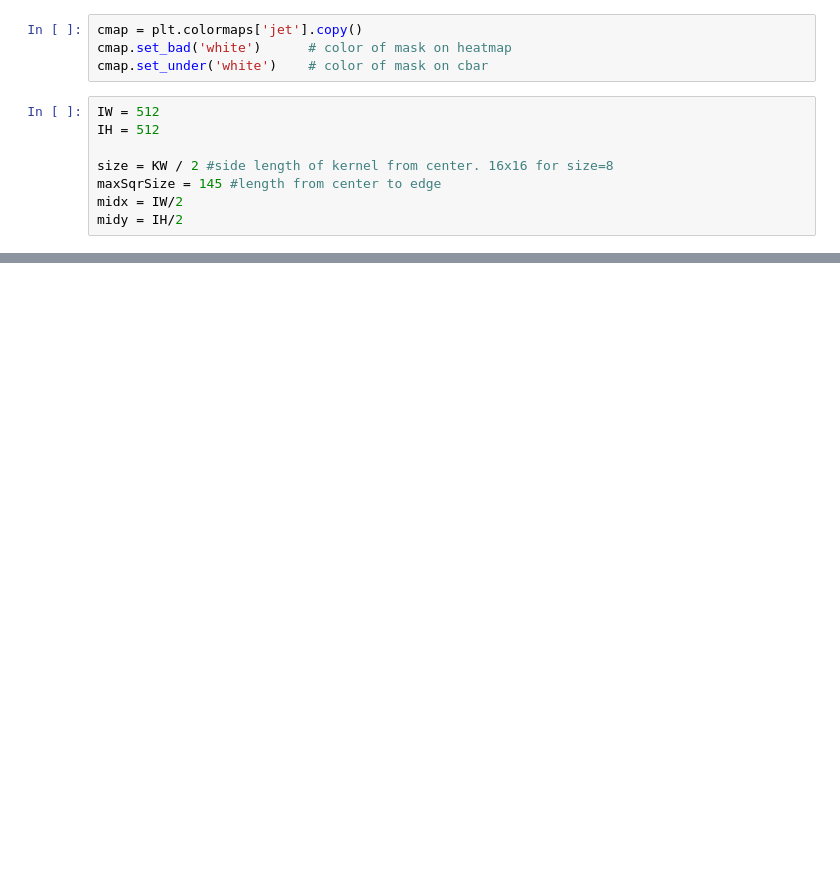
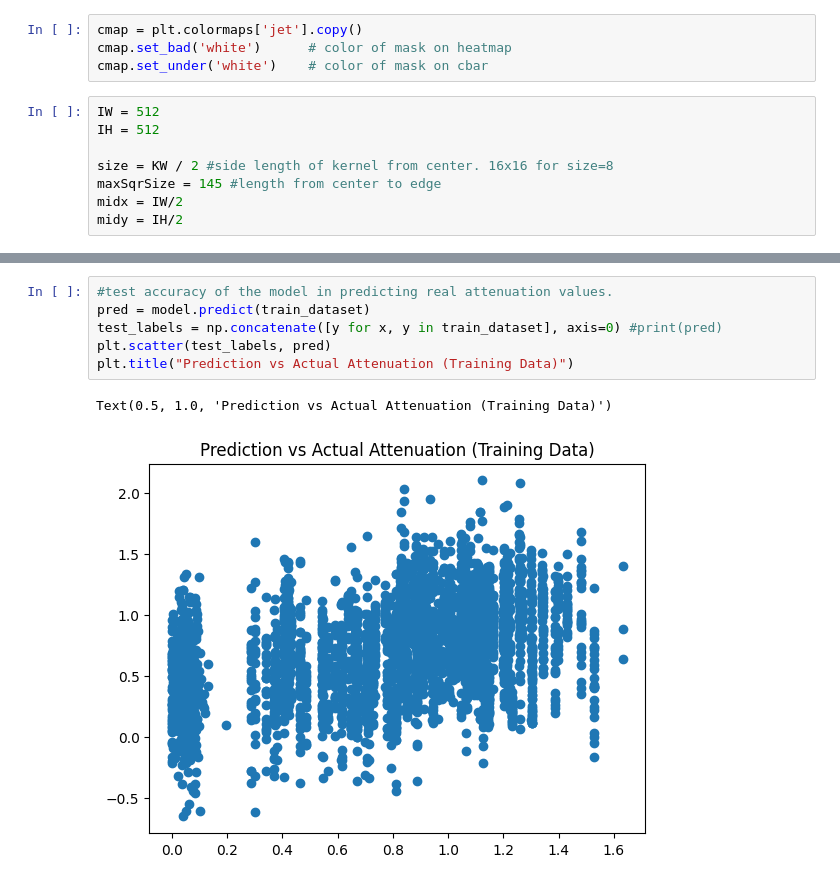
Before and after one commit to ijustdontgitit/asiva_clouds, a Jupyter notebook: Skyprobe_Heatmap.ipynb, the cells around one changed output, grey strips where cells are left out. Saved outputs shown, nothing was run; the diff lists cells and outputs as text; blank space fills up the shorter version.

```diff
--- a/Skyprobe_Heatmap.ipynb
+++ b/Skyprobe_Heatmap.ipynb
@@ -382,0 +394,9 @@ KeyboardInterrupt:
+# %%
+#test accuracy of the model in predicting real attenuation values.
+pred = model.predict(train_dataset)
+test_labels = np.concatenate([y for x, y in train_dataset], axis=0) #print(pred)
+plt.scatter(test_labels, pred)
+plt.title("Prediction vs Actual Attenuation (Training Data)")
+# %% [output]
+Text(0.5, 1.0, 'Prediction vs Actual Attenuation (Training Data)')
+[figure, added]
```
Also changed, not shown: parts of 10 cells of this notebook, 1 other file.
